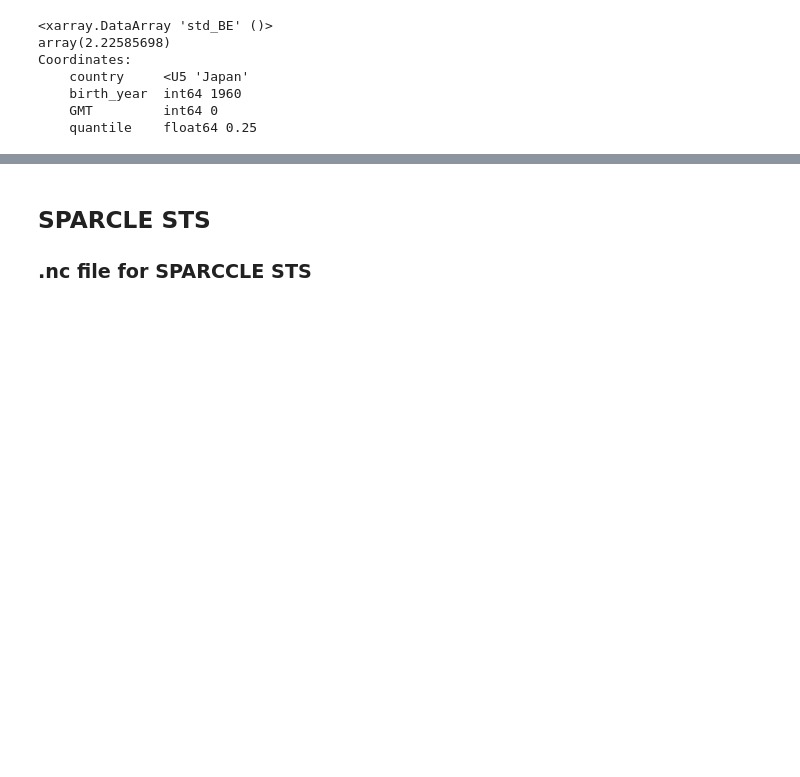
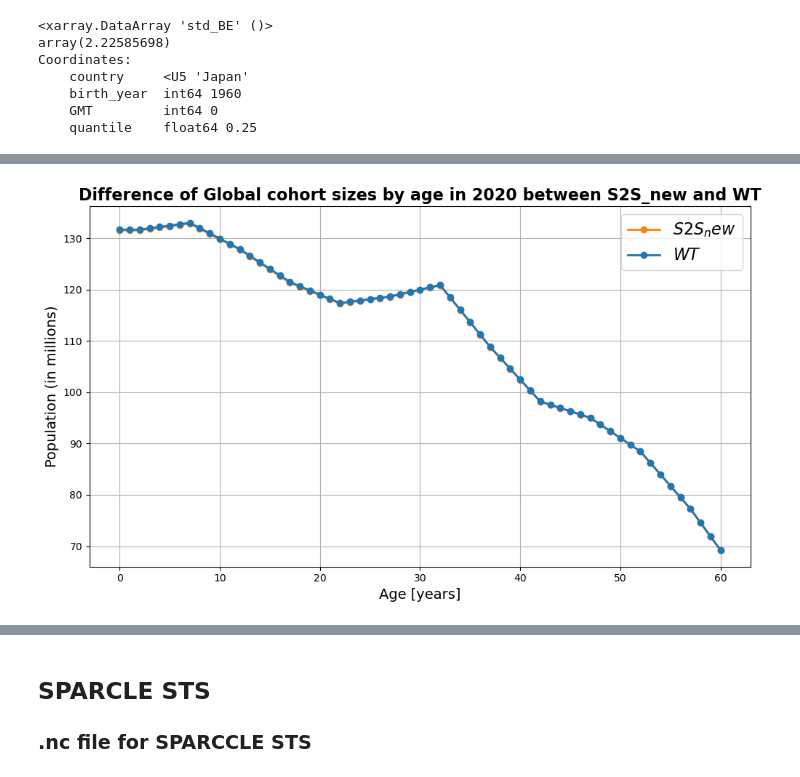
Before and after one commit to AmauryLaridon/Source2Suffering, a Jupyter notebook: sandbox/sandbox.ipynb, the cells around one changed output, grey strips where cells are left out. Cells and saved outputs as stored; diff of their text form; code cells hidden in the pictures; blank space fills up the shorter version.

```diff
--- a/sandbox/sandbox.ipynb
+++ b/sandbox/sandbox.ipynb
@@ -221,0 +542,22 @@ Coordinates:
+# %%
+from scipy.io import loadmat
+
+
+valp_cohort_size_abs = loadmat(scripts_dir+'/references/lifetime_exposure_wim/lifetime_exposure_wim_v1/valp_cohort_size_abs.mat',squeeze_me=True)
+valp_cohort_size_abs = valp_cohort_size_abs['valp_cohort_size_abs']
+
+WT_cohort_sizes_world_2020 = valp_cohort_size_abs[:,-1]
+# %%
+# Plot
+plt.figure(figsize=(10, 6))
+plt.plot(data_region_11['ages'], data_region_11/1e3, marker='o', color='tab:orange', label = r'$S2S_new$', lw=2)
+plt.plot(data_region_11['ages'], WT_cohort_sizes_world_2020/1e6, marker='o', color='tab:blue', label = r'$WT$', lw=2)
+plt.title("Difference of Global cohort sizes by age in 2020 between S2S_new and WT", fontsize=16, fontweight='bold')
+plt.xlabel("Age [years]", fontsize=14)
+plt.ylabel("Population (in millions)", fontsize=14)
+plt.grid(True)
+plt.legend(fontsize=16)
+plt.tight_layout()
+plt.show()
+# %% [output]
+[figure, added]
```
Also changed, not shown: parts of 26 cells of this notebook, 5 other files.
